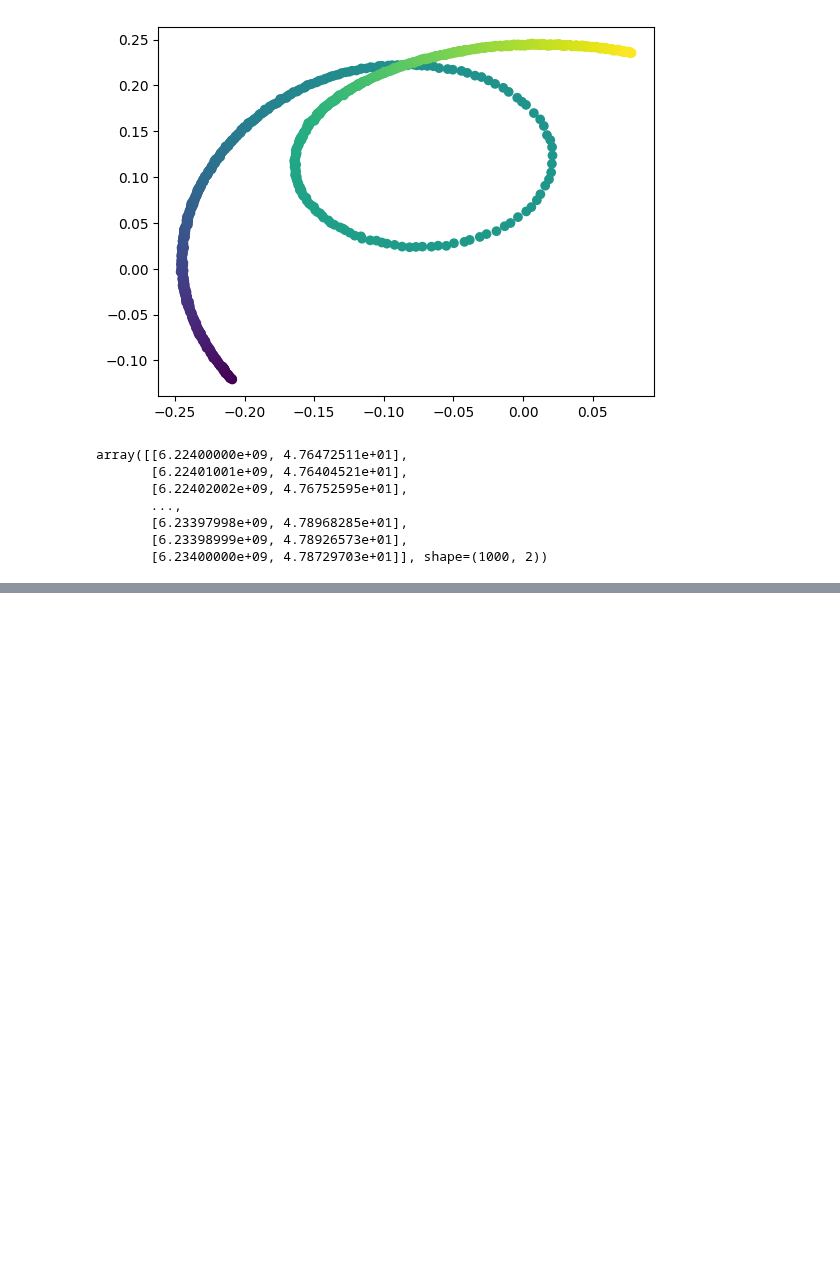
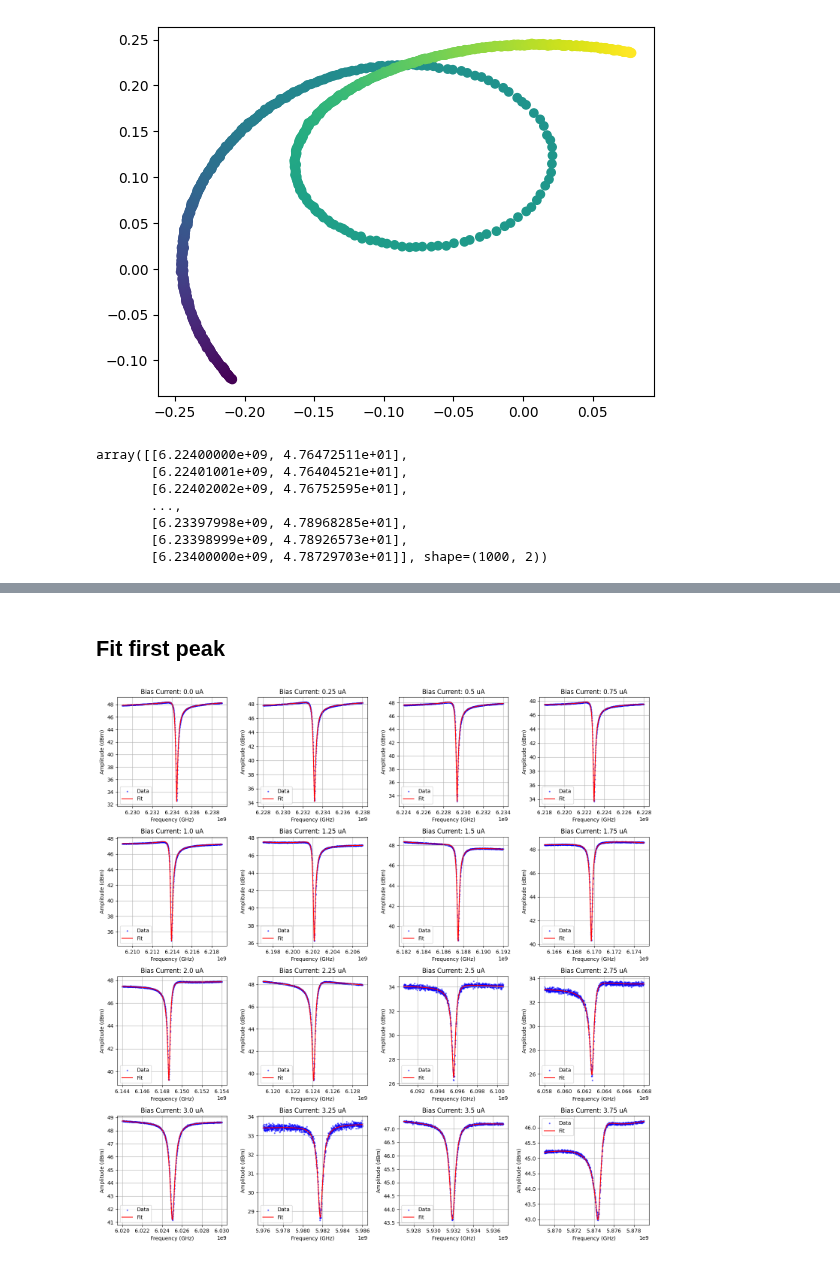
Before and after one commit to biqute/QTLab2425, a Jupyter notebook: IRdetection/Analysis/fit_TRswipe.ipynb, the cells around one changed output, grey strips where cells are left out. Drawn from its saved outputs; the diff is of its cells as text; code cells hidden in the pictures; blank space fills up the shorter version.

```diff
--- a/IRdetection/Analysis/fit_TRswipe.ipynb
+++ b/IRdetection/Analysis/fit_TRswipe.ipynb
@@ -108,0 +100,71 @@ searcher.params
+# %% [markdown]
+## Fit first peak
+# %%
+peak1_data, peak1_metadata = read_peaks_data('../Experiments/TRswipe/run-6/data/peaks_data.h5')
+
+resonance_frequneces = []
+bias_currents = []
+
+nof_peaks = len(peak1_data)
+fig, ax = plt.subplots(int(np.sqrt(nof_peaks)), int(np.sqrt(nof_peaks)), figsize=(15, 15))
+row_iter = 0
+col_iter = 0
+
+for bias_current, peak_data in peak1_data.items():
+    f = peak_data[0]
+    I = peak_data[1]
+    Q = peak_data[2]
+
+    amp = np.sqrt(I**2 + Q**2)
+    amp_dBm = 20 * np.log10(amp * 1e3)  # Convert to dBm
+    peak_data = np.array([f, amp_dBm]).T
+
+    # try to fit
+    model = md.resonance_model
+    fitter = Fitter(model_function=md.resonance_model,
+                        param_names=["f0", "phi", "Qt", "Qc", "A", "B", "C", "D", "K", "fmin"],
+                        data=peak_data,
+                        loss_function=LeastSquares
+                    )
+
+    searcher = ResonancePeakSearcher()
+    result = fitter.fit_magicus(searcher=searcher)
+
+    # Check if the fit was successful
+    if result.valid:
+        # p-value test
+        p_value = fitter.p_value(result)
+        if p_value < 0.05:
+            print(f"Fit for bias current {bias_current} failed (p-value: {p_value})")
+            continue
+        else:
+            # Extract the resonance frequency from the fitted parameters
+            resonance_frequency = result.values['f0'] + searcher.params['fmin']
+            resonance_frequneces.append(resonance_frequency)
+            bias_currents.append(bias_current)
+            # Plot the fit result
+            fitted_params = result.values.to_dict()
+            fitted_params['fmin'] = searcher.params['fmin']
+            ax[row_iter, col_iter].scatter(peak_data[:, 0], peak_data[:, 1], label='Data', color='blue', alpha=0.5, s=4)
+            ax[row_iter, col_iter].plot(peak_data[:, 0], model(peak_data[:, 0], *fitted_params.values()), label='Fit', color='red')
+            # add labels, title and legend
+            ax[row_iter, col_iter].set_xlabel('Frequency (GHz)')
+            ax[row_iter, col_iter].set_ylabel('Amplitude (dBm)')
+            ax[row_iter, col_iter].set_title(f'Bias Current: {bias_current} uA')
+            ax[row_iter, col_iter].legend()
+            ax[row_iter, col_iter].grid()
+    else:
+        print(f"Fit for bias current {bias_current} failed (invalid result)")
+        continue
+
+    # update iterators
+    col_iter += 1
+    if col_iter >= int(np.sqrt(nof_peaks)):
+        col_iter = 0
+        row_iter += 1
+
+# adjust the layout
+plt.tight_layout()
+plt.show()
+# %% [output]
+[figure, added]
```
Also changed, not shown: parts of 8 cells of this notebook, 2 other files.
